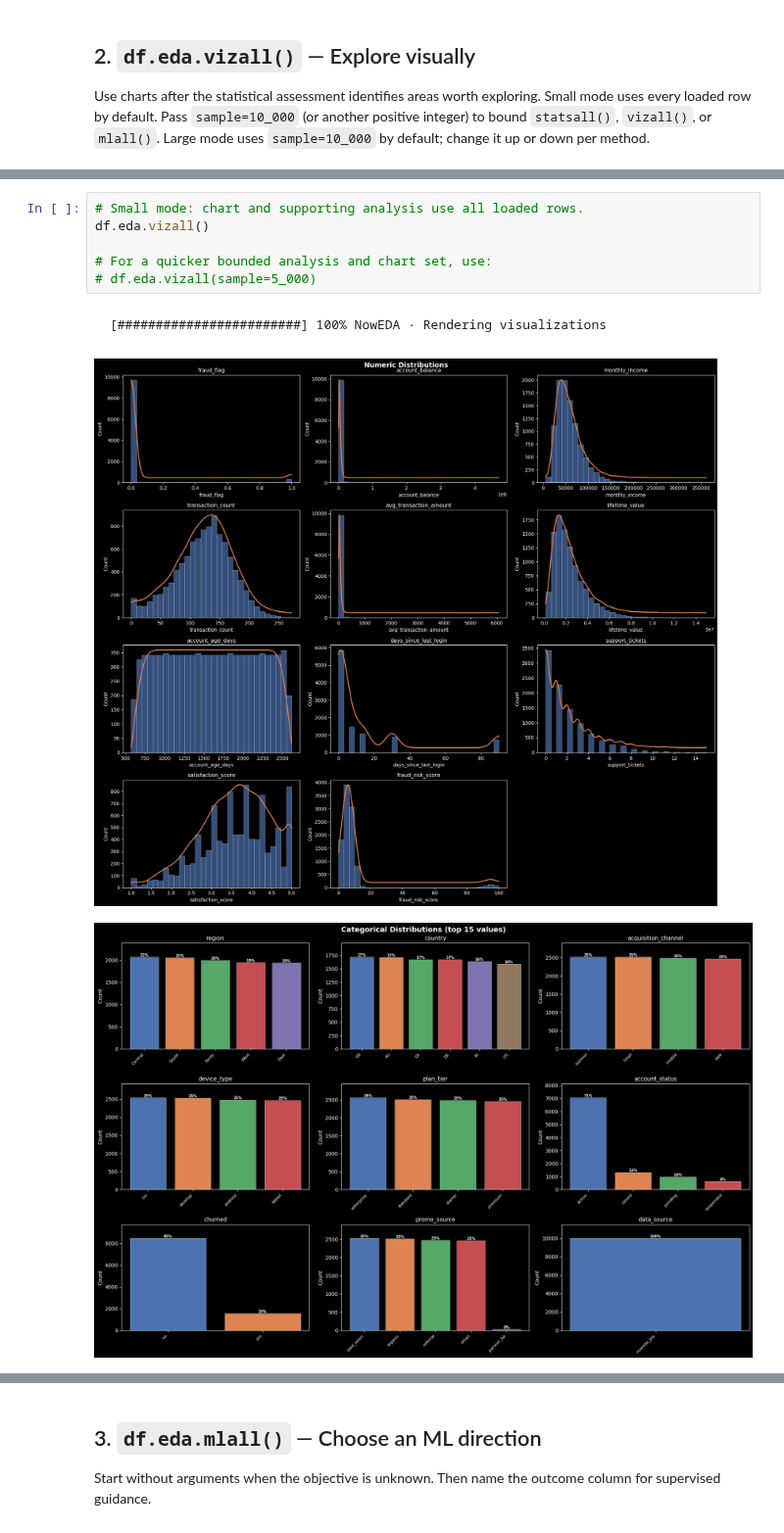
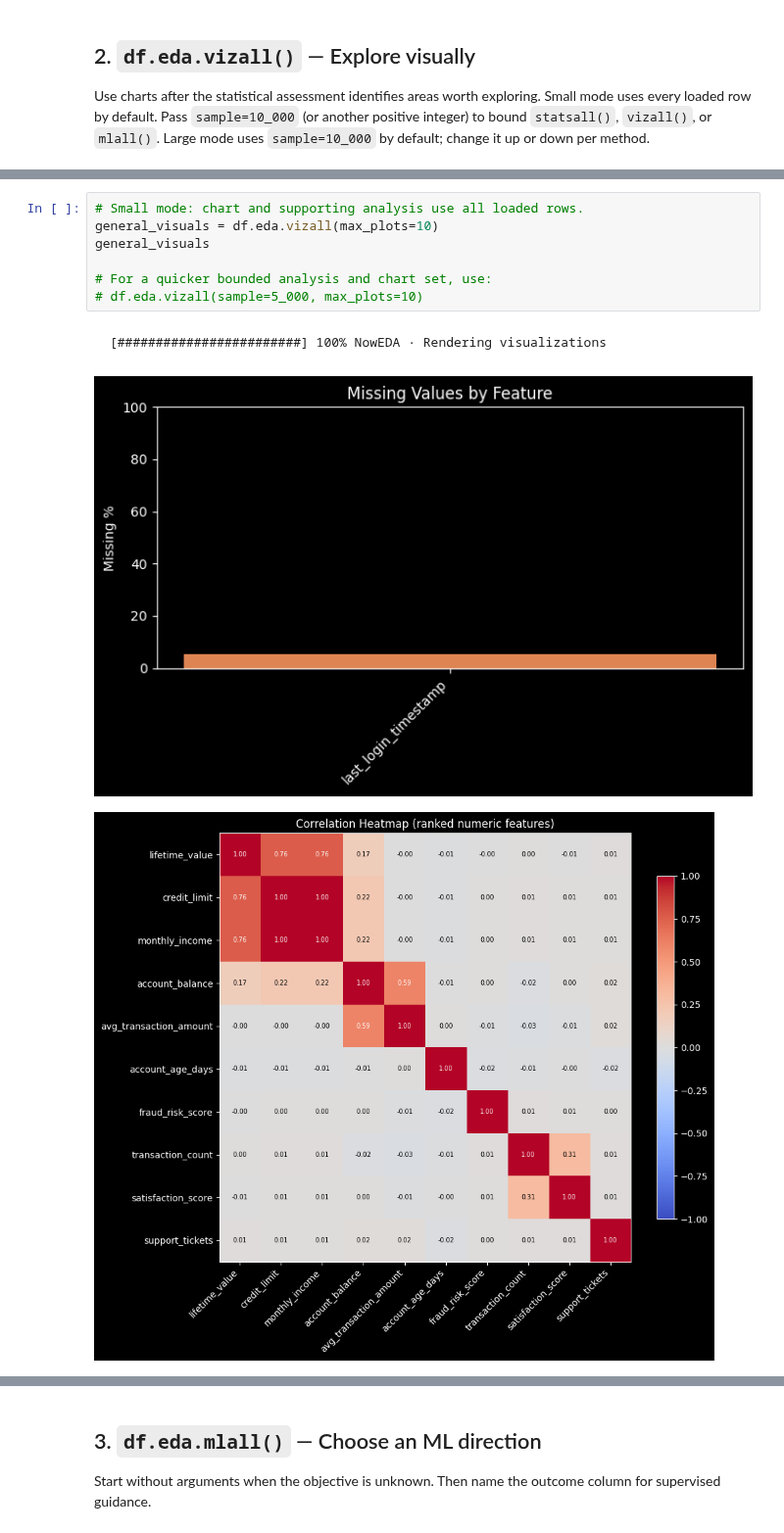
Before and after one commit to codewithdaniel1/NowEDA, a Jupyter notebook: playground.ipynb, the cells around one changed output, grey strips where cells are left out. Shown at 98% size. Saved outputs shown, nothing was run; the diff lists cells and outputs as text.

Commit message:
Release 0.2.2 visual ML diagnostics

```diff
--- a/playground.ipynb
+++ b/playground.ipynb
@@ -151,10 +152,11 @@ relationships, and applicable temporal patterns.
 # %%
 # Small mode: chart and supporting analysis use all loaded rows.
-df.eda.vizall()
+general_visuals = df.eda.vizall(max_plots=10)
+general_visuals
 
 # For a quicker bounded analysis and chart set, use:
-# df.eda.vizall(sample=5_000)
+# df.eda.vizall(sample=5_000, max_plots=10)
 # %% [output]
 [########################] 100% NowEDA · Rendering visualizations
-[figure, old version]
+[figure, new version]
-[figure, old version]
+[figure, new version]
```
Also changed, not shown: parts of 11 cells of this notebook, 19 other files.
